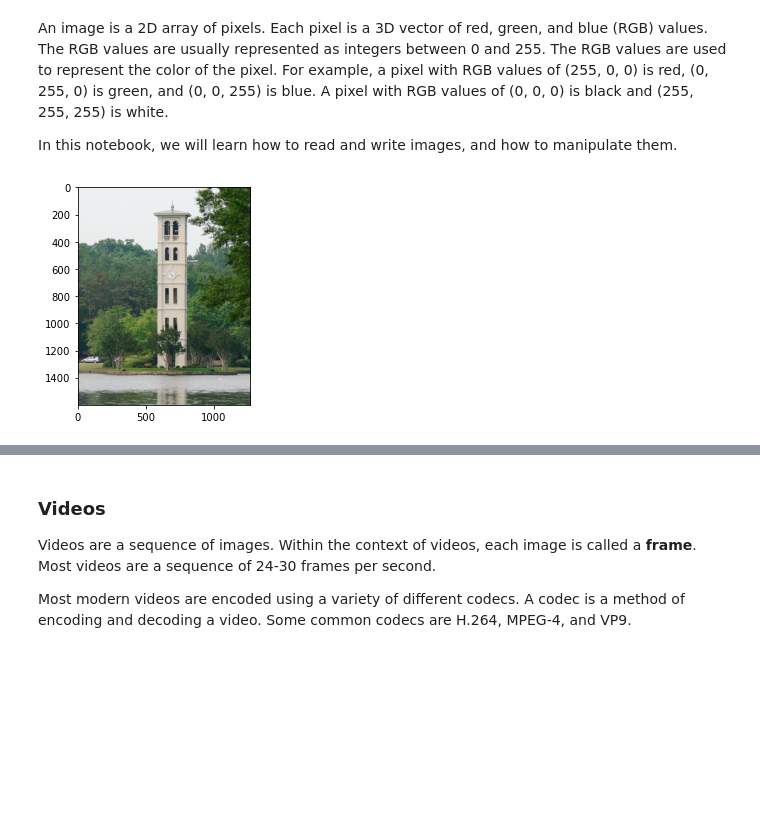
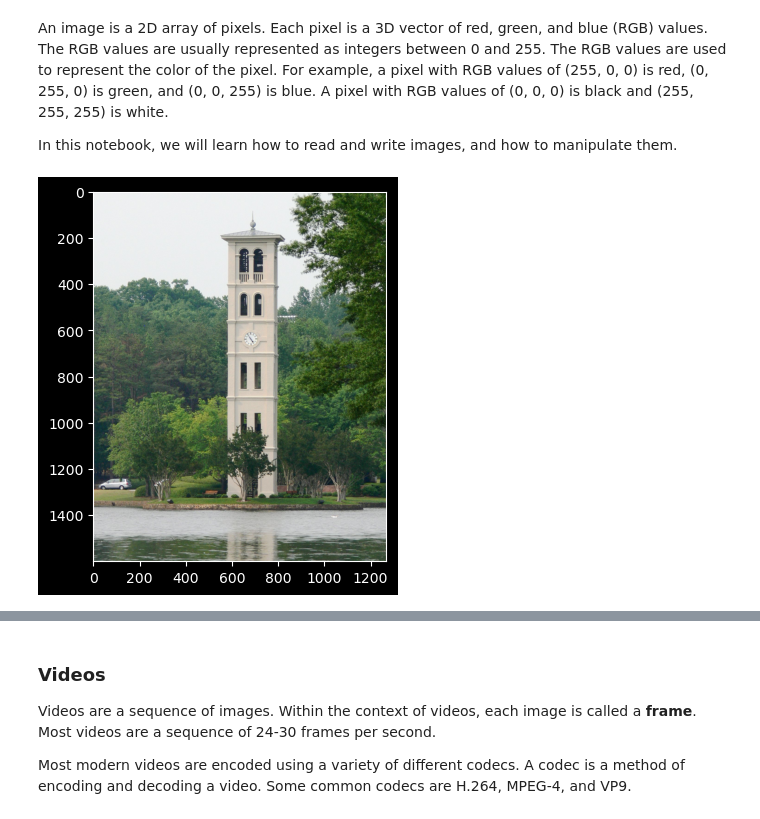
Before and after one commit to fahadsultan/csc272, a Jupyter notebook: encoding/images.ipynb, the cells around one changed output, grey strips where cells are left out. Cells and saved outputs as stored; diff of their text form; code cells hidden in the pictures; blank space fills up the shorter version.

```diff
--- a/encoding/images.ipynb
+++ b/encoding/images.ipynb
@@ -7,13 +7,15 @@ In this notebook, we will learn how to read and write images, and how to manipul
 # %%
 import numpy as np
 import matplotlib.pyplot as plt
 import pandas as pd
 
+plt.style.use('dark_background')
+
 # Read an image
 img = plt.imread('https://raw.githubusercontent.com/fahadsultan/csc272/main/data/belltower.png');
 plt.imshow(img);
 # %% [output]
-[figure, old version]
+[figure, new version]
 # %%
 img.shape # (height, width, channels)
 # %% [output]
```
Also changed, not shown: parts of 7 cells of this notebook.
